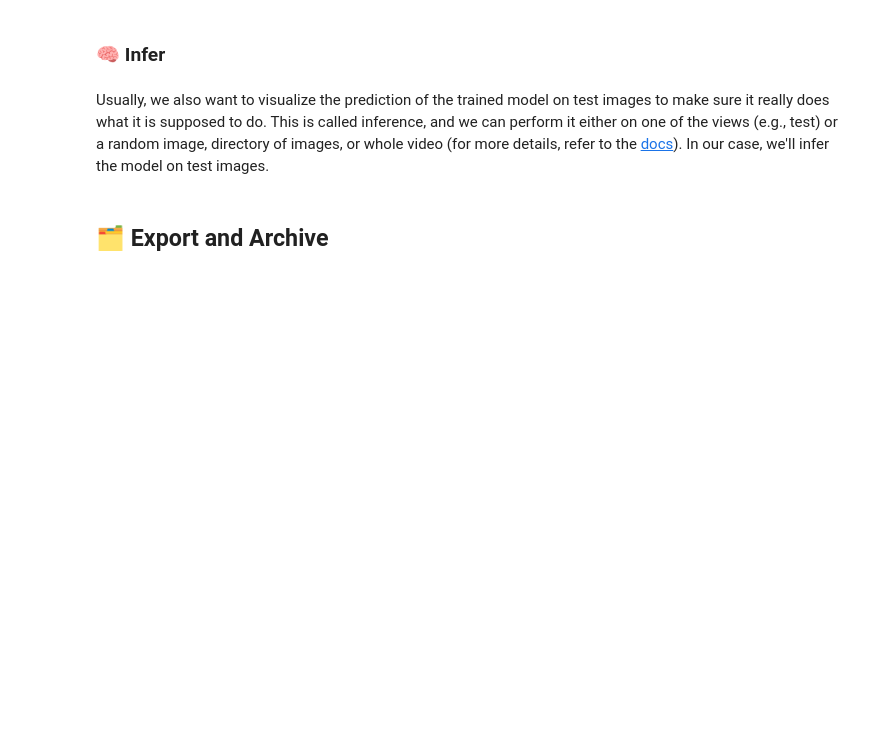
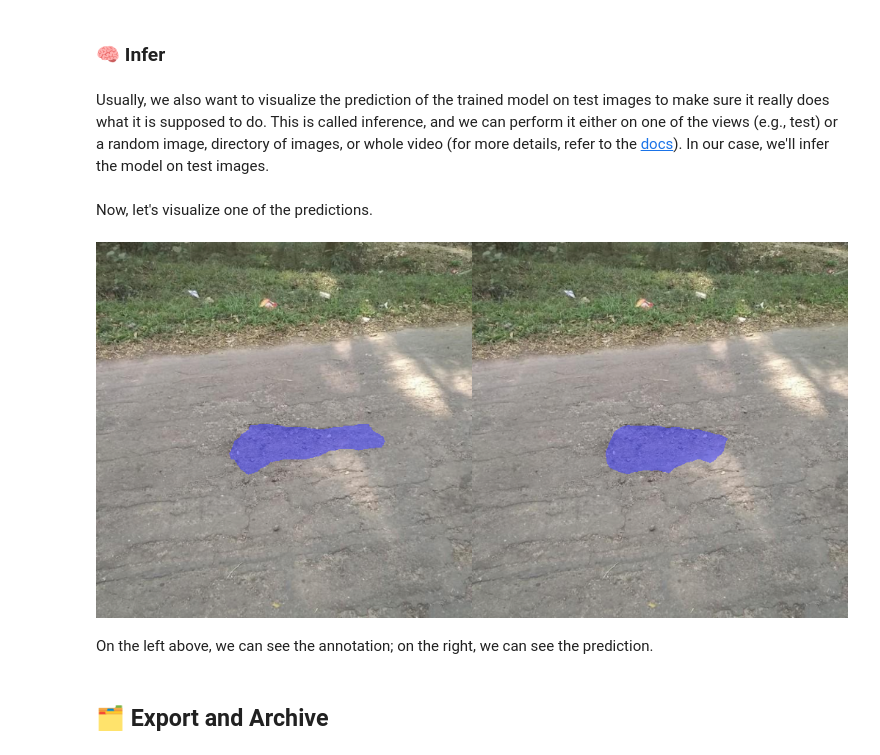
Before and after one commit to luxonis/depthai-ml-training, a Jupyter notebook: training/luxonis-train/train_semantic_segmentation_model_datadreamer.ipynb, the cells around one changed output. Drawn from its saved outputs; the diff is of its cells as text; code cells hidden in the pictures; blank space fills up the shorter version.

Commit message:
Update infer part

```diff
--- a/training/luxonis-train/train_semantic_segmentation_model_datadreamer.ipynb
+++ b/training/luxonis-train/train_semantic_segmentation_model_datadreamer.ipynb
@@ -430,3 +435,12 @@ luxonis_model.infer(
+# %% [markdown]
+Now, let's visualize one of the predictions.
+# %%
+from IPython.display import Image
+Image(filename='infer_results_pothole_model/DDRNetSegmentationHead-segmentation_SegmentationVisualizer-segmentation_4.png')
+# %% [output]
+[figure, added]
+# %% [markdown]
+On the left above, we can see the annotation; on the right, we can see the prediction.
 # %% [markdown]
 ## 🗂️ Export and Archive
 # %% [markdown]
```
Also changed, not shown: parts of 3 cells of this notebook.
